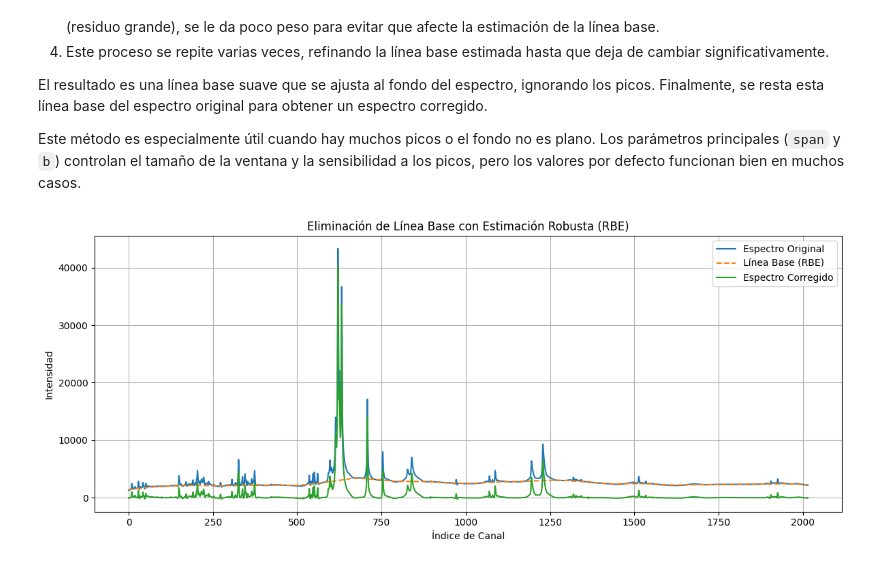
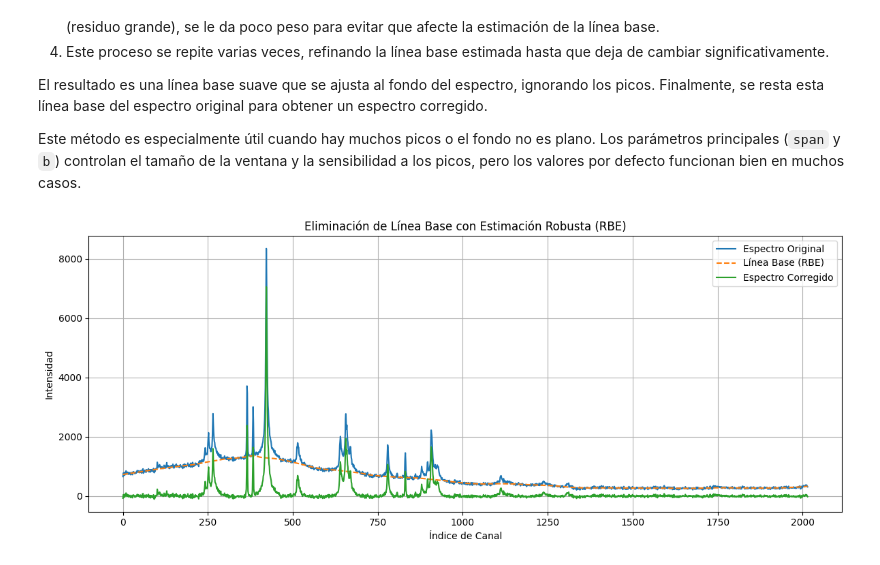
Before and after one commit to elsamoreno/LIBS_QUANTIFICATION_INTA, a Jupyter notebook: bckgrnd_remvl.ipynb, the cells around one changed output. Cells and saved outputs as stored; diff of their text form; code cells hidden in the pictures.

```diff
--- a/bckgrnd_remvl.ipynb
+++ b/bckgrnd_remvl.ipynb
@@ -44,7 +44,7 @@ datos_UV2 = leer_archivo_txt(UV2)
 datos_VIS = leer_archivo_txt(VIS)
 datos_NIR = leer_archivo_txt(NIR)
 
-espectro_UV1 = datos_UV1['Scope Corrected for Dark'].values
+espectro_UV1 = datos_NIR['Scope Corrected for Dark'].values
 wavelength = datos_UV1['Wave'].values
 
 #Le quitamos los extremos que no aportan nada
@@ -125,7 +125,7 @@ Un spline es una curva suave que pasa por un conjunto de puntos y que no tiene e
 x_min = np.array(refined_minima_idxs)
 y_min = spectrum_padded[x_min]
 
-spline = CubicSpline(x_min, y_min)
+spline = CubicSpline(x_min, y_min, bc_type= 'natural')
 continuum = spline(np.arange(len(spectrum_padded)))
 # %% [markdown]
 ### Corregimos el espectro
@@ -322,7 +409,7 @@ def local_medians_baseline(spectrum, wm=300, ws=300):
 
 
 # Calcular la línea base y el espectro corregido
-baseline, spectrum_corrected = local_medians_baseline(espectro_UV1, wm=50, ws=50)
+baseline, spectrum_corrected = local_medians_baseline(espectro_UV1, wm=70, ws=20)
 
 # Visualizar resultados
 plt.figure(figsize=(12, 5))
@@ -425,32 +512,32 @@ def robust_baseline_estimation(spectrum, span=0.05, max_iter=50, b=3.5, tol=1e-3
                 p = np.polyfit(x_local, y_local, 1, w=weights)
                 baseline_new[i] = np.polyval(p, x[i])
             else:
                 baseline_new[i] = baseline[i]
         # Comprobar convergencia
         if np.linalg.norm(baseline_new - baseline) < tol:
             break
         baseline = baseline_new
 
     # Corregir el espectro restando la línea base
     spectrum_corrected = spectrum - baseline
 
     return baseline, spectrum_corrected
 
 
 # Calcular la línea base y el espectro corregido
-baseline, spectrum_corrected = robust_baseline_estimation(espectro_UV1, span=0.1, max_iter=20, b=3.5)
+baseline, spectrum_corrected = robust_baseline_estimation(espectro_UV1, span=0.1, max_iter=5, b=3.5)
 
 # Visualizar resultados
 plt.figure(figsize=(12, 5))
 plt.plot(espectro_UV1, label="Espectro Original")
 plt.plot(baseline, label="Línea Base (RBE)", linestyle='--')
 plt.plot(spectrum_corrected, label="Espectro Corregido")
 plt.legend()
 plt.title("Eliminación de Línea Base con Estimación Robusta (RBE)")
 plt.xlabel("Índice de Canal")
 plt.ylabel("Intensidad")
 plt.grid(True)
 plt.tight_layout()
 plt.show()
 # %% [output]
-[figure, old version]
+[figure, new version]
```
Also changed, not shown: parts of 11 cells of this notebook.
